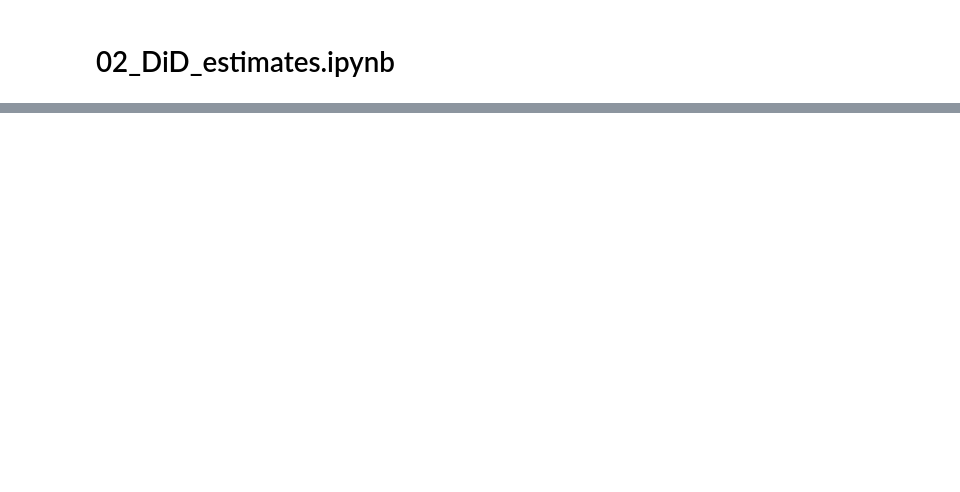
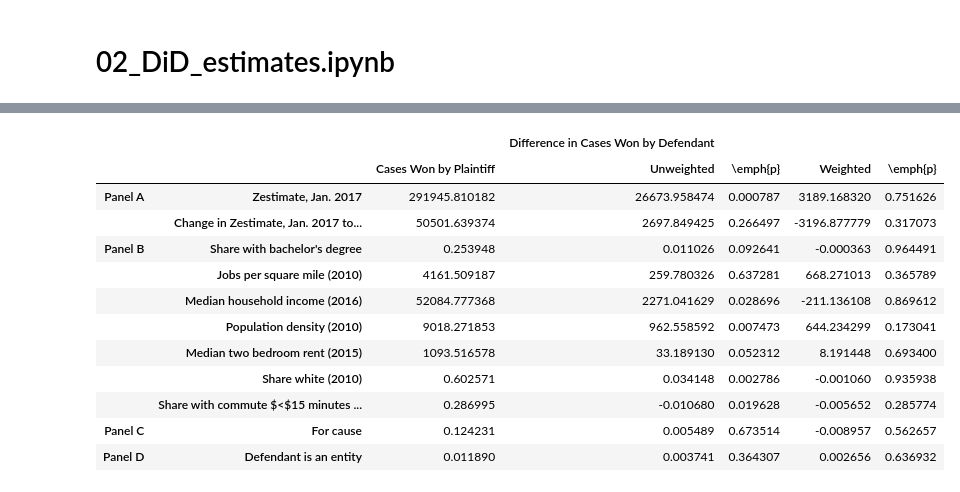
Before and after one commit to arjun-shanmugam/seniorthesis, a Jupyter notebook: src/02_analysis/02_DiD_property_estimates.ipynb, the cells around one changed output, grey strips where cells are left out. Cells and saved outputs as stored; diff of their text form; code cells hidden in the pictures; blank space fills up the shorter version.

```diff
--- a/src/02_analysis/02_DiD_property_estimates.ipynb
+++ b/src/02_analysis/02_DiD_property_estimates.ipynb
@@ -29,7 +29,5 @@ years = [str(year) for year in range(2013, 2023)]
 months = ["0" + str(month) for month in range(1, 10)] + [str(month) for month in range(10, 13)]
 value_vars = ["2012-12"] + [str(year) + "-" + str(month) for year in years for month in months]
 value_vars_zestimates = [value_var + "_zestimate" for value_var in value_vars]
-name_change_dictionary = {value_vars_zestimate: value_var for value_vars_zestimate, value_var in zip(value_vars_zestimates, value_vars)}
-df = df.rename(columns=name_change_dictionary)
 month_to_int_dictionary = {key: value + 1 for value, key in enumerate(value_vars)}
 int_to_month_dictionary = {key + 1: value for key, value in enumerate(value_vars)}
@@ -319,0 +34,3 @@ figure_utilities.save_figure_and_close(fig, os.path.join(OUTPUT_FIGURES, "trends
+# %%
+covariate_exploration_df = select_controls(df, analysis='zestimate', output_directory=OUTPUT_TABLES)
+covariate_exploration_df
@@ -319,0 +58,17 @@ figure_utilities.save_figure_and_close(fig, os.path.join(OUTPUT_FIGURES, "trends
+# %%
+balance_table, pre_treatment_covariates = test_balance(df, 'zestimate', covariate_exploration_df, OUTPUT_TABLES)
+balance_table
+# %% [output]
+|  |  |  | Difference in Cases Won by Defendant |  |  |  |
+|  |  | Cases Won by Plaintiff | Unweighted | \emph{p} | Weighted | \emph{p} |
+| Panel A | Zestimate, Jan. 2017 | 291945.810182 | 26673.958474 | 0.000787 | 3189.168320 | 0.751626 |
+|  | Change in Zestimate, Jan. 2017 to... | 50501.639374 | 2697.849425 | 0.266497 | -3196.877779 | 0.317073 |
+| Panel B | Share with bachelor's degree | 0.253948 | 0.011026 | 0.092641 | -0.000363 | 0.964491 |
+|  | Jobs per square mile (2010) | 4161.509187 | 259.780326 | 0.637281 | 668.271013 | 0.365789 |
+|  | Median household income (2016) | 52084.777368 | 2271.041629 | 0.028696 | -211.136108 | 0.869612 |
+|  | Population density (2010) | 9018.271853 | 962.558592 | 0.007473 | 644.234299 | 0.173041 |
+|  | Median two bedroom rent (2015) | 1093.516578 | 33.189130 | 0.052312 | 8.191448 | 0.693400 |
+|  | Share white (2010) | 0.602571 | 0.034148 | 0.002786 | -0.001060 | 0.935938 |
+|  | Share with commute $<$15 minutes ... | 0.286995 | -0.010680 | 0.019628 | -0.005652 | 0.285774 |
+| Panel C | For cause | 0.124231 | 0.005489 | 0.673514 | -0.008957 | 0.562657 |
+| Panel D | Defendant is an entity | 0.011890 | 0.003741 | 0.364307 | 0.002656 | 0.636932 |
```
Also changed, not shown: parts of 16 cells of this notebook, 23 other files.
